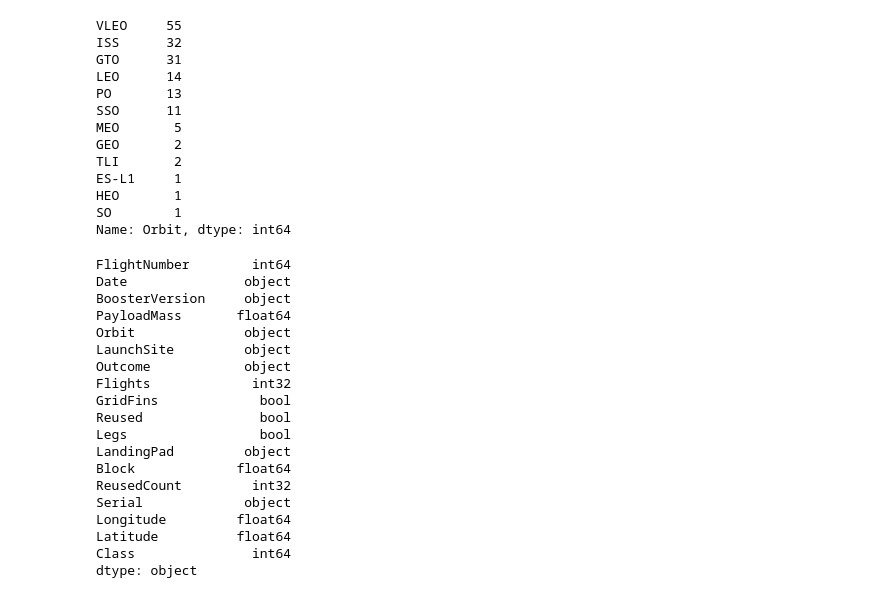
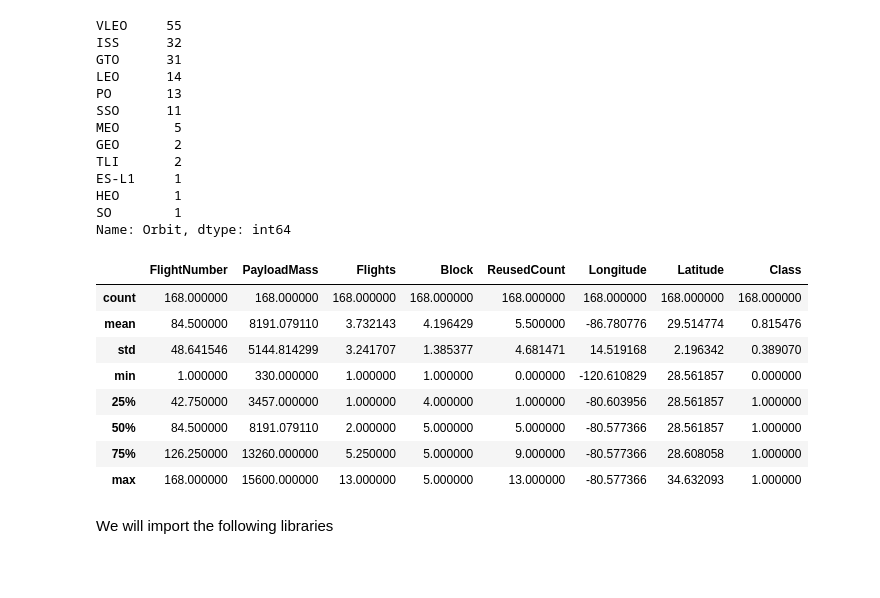
Before and after one commit to gleone8/spacex_falcon9_first_stage_landing_prediction, a Jupyter notebook: spacex_falcon9_first_stage_landing_prediction.ipynb, the cells around one changed output. Drawn from its saved outputs; the diff is of its cells as text; code cells hidden in the pictures; blank space fills up the shorter version.

```diff
--- a/spacex_falcon9_first_stage_landing_prediction.ipynb
+++ b/spacex_falcon9_first_stage_landing_prediction.ipynb
@@ -529,25 +533,18 @@ ES-L1     1
 HEO       1
 SO        1
 Name: Orbit, dtype: int64
-# %%
-data_falcon9.dtypes
-# %% [output]
-FlightNumber        int64
-Date               object
-BoosterVersion     object
-PayloadMass       float64
-Orbit              object
-LaunchSite         object
-Outcome            object
-Flights             int32
-GridFins             bool
-Reused               bool
-Legs                 bool
-LandingPad         object
-Block             float64
-ReusedCount         int32
-Serial             object
-Longitude         float64
-Latitude          float64
-Class               int64
-dtype: object
+# %%
+df=pd.read_csv("dataset_part_1.csv")
+df.describe()
+# %% [output]
+|  | FlightNumber | PayloadMass | Flights | Block | ReusedCount | Longitude | Latitude | Class |
+| count | 168.000000 | 168.000000 | 168.000000 | 168.000000 | 168.000000 | 168.000000 | 168.000000 | 168.000000 |
+| mean | 84.500000 | 8191.079110 | 3.732143 | 4.196429 | 5.500000 | -86.780776 | 29.514774 | 0.815476 |
+| std | 48.641546 | 5144.814299 | 3.241707 | 1.385377 | 4.681471 | 14.519168 | 2.196342 | 0.389070 |
+| min | 1.000000 | 330.000000 | 1.000000 | 1.000000 | 0.000000 | -120.610829 | 28.561857 | 0.000000 |
+| 25% | 42.750000 | 3457.000000 | 1.000000 | 4.000000 | 1.000000 | -80.603956 | 28.561857 | 1.000000 |
+| 50% | 84.500000 | 8191.079110 | 2.000000 | 5.000000 | 5.000000 | -80.577366 | 28.561857 | 1.000000 |
+| 75% | 126.250000 | 13260.000000 | 5.250000 | 5.000000 | 9.000000 | -80.577366 | 28.608058 | 1.000000 |
+| max | 168.000000 | 15600.000000 | 13.000000 | 5.000000 | 13.000000 | -80.577366 | 34.632093 | 1.000000 |
+# %% [markdown]
+We will import the following libraries
```
Also changed, not shown: parts of 21 cells of this notebook.
